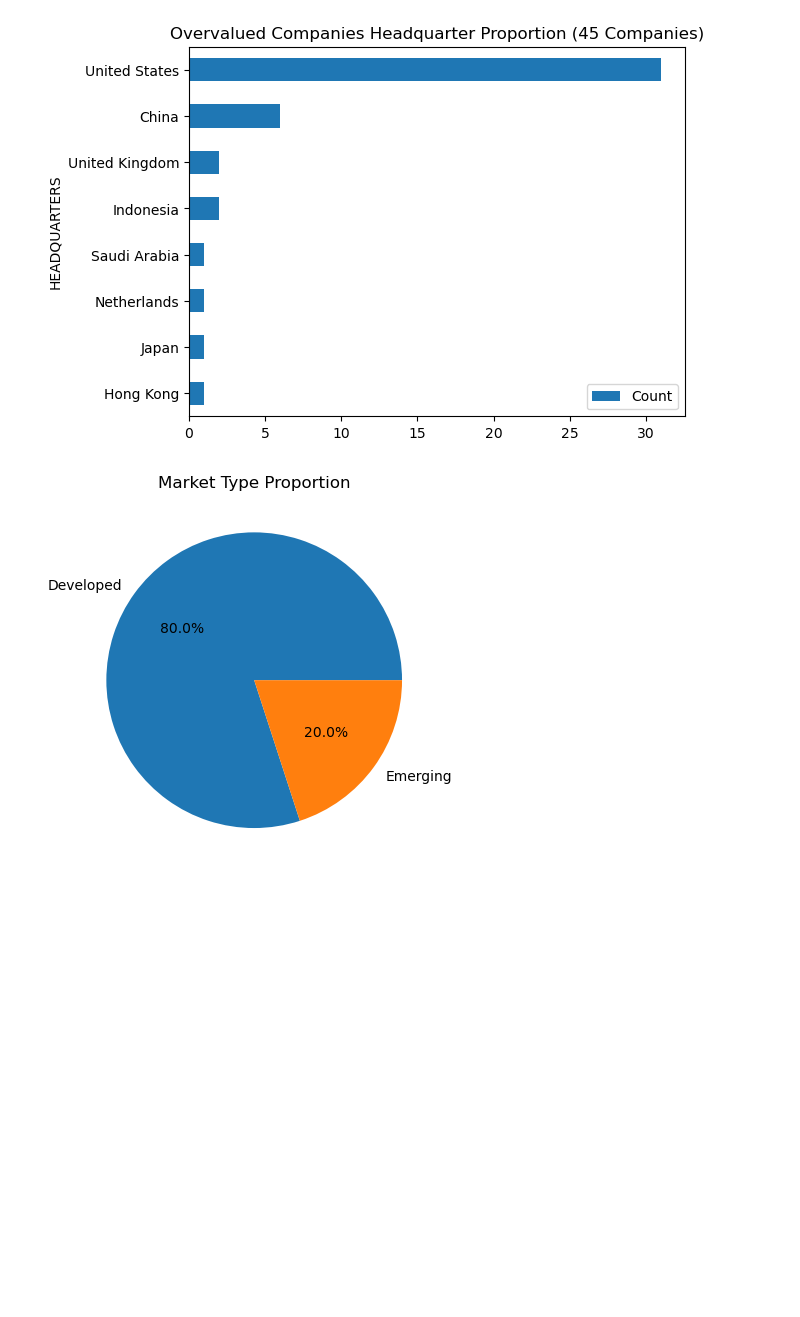
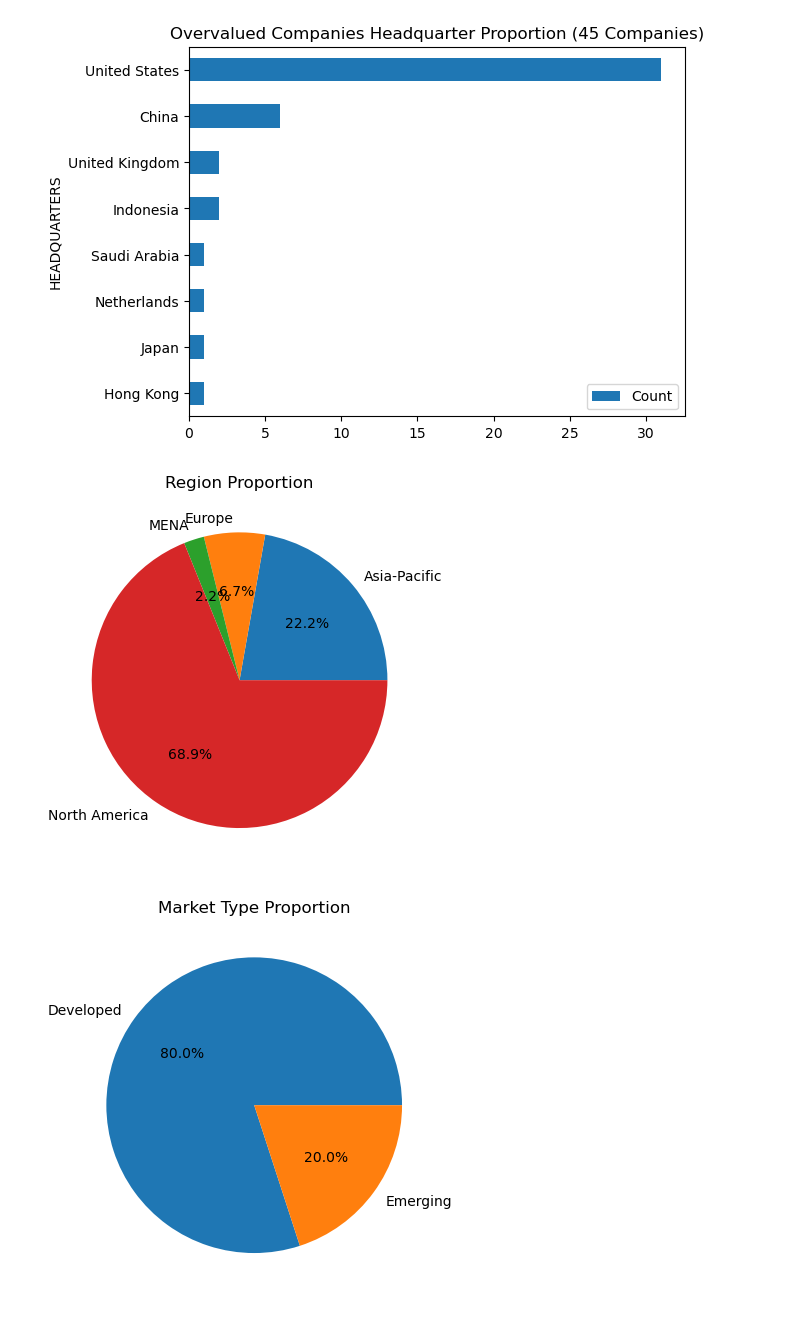
Before and after one commit to GauriR011/Forbes-Global-2025, a Jupyter notebook: Code.ipynb, the cells around one changed output. Drawn from its saved outputs; the diff is of its cells as text; code cells hidden in the pictures; blank space fills up the shorter version.

```diff
--- a/Code.ipynb
+++ b/Code.ipynb
@@ -691,6 +693,14 @@ hq_group.sort_values(by='Count', ascending=True).plot.barh(x='HEADQUARTERS', y='
 plt.show()
 # %% [output]
 [figure]
+# %%
+# Pie chart to show Proportion of undervalued companies by Region
+region_grp = growth_and_outlier_df.groupby(['REGION']).agg(Count= ('RANK','count')).reset_index()
+plt.pie(labels = region_grp['REGION'], x = region_grp.Count, autopct='%1.1f%%')
+plt.title("Region Proportion")
+plt.show()
+# %% [output]
+[figure, added]
 # %%
 market_type_grp = growth_and_outlier_df.groupby(['MARKET TYPE']).agg(Count= ('RANK','count')).reset_index()
 plt.pie(labels = market_type_grp['MARKET TYPE'], x = market_type_grp.Count, autopct='%1.1f%%')
```
Also changed, not shown: parts of 28 cells of this notebook, 1 other file.
